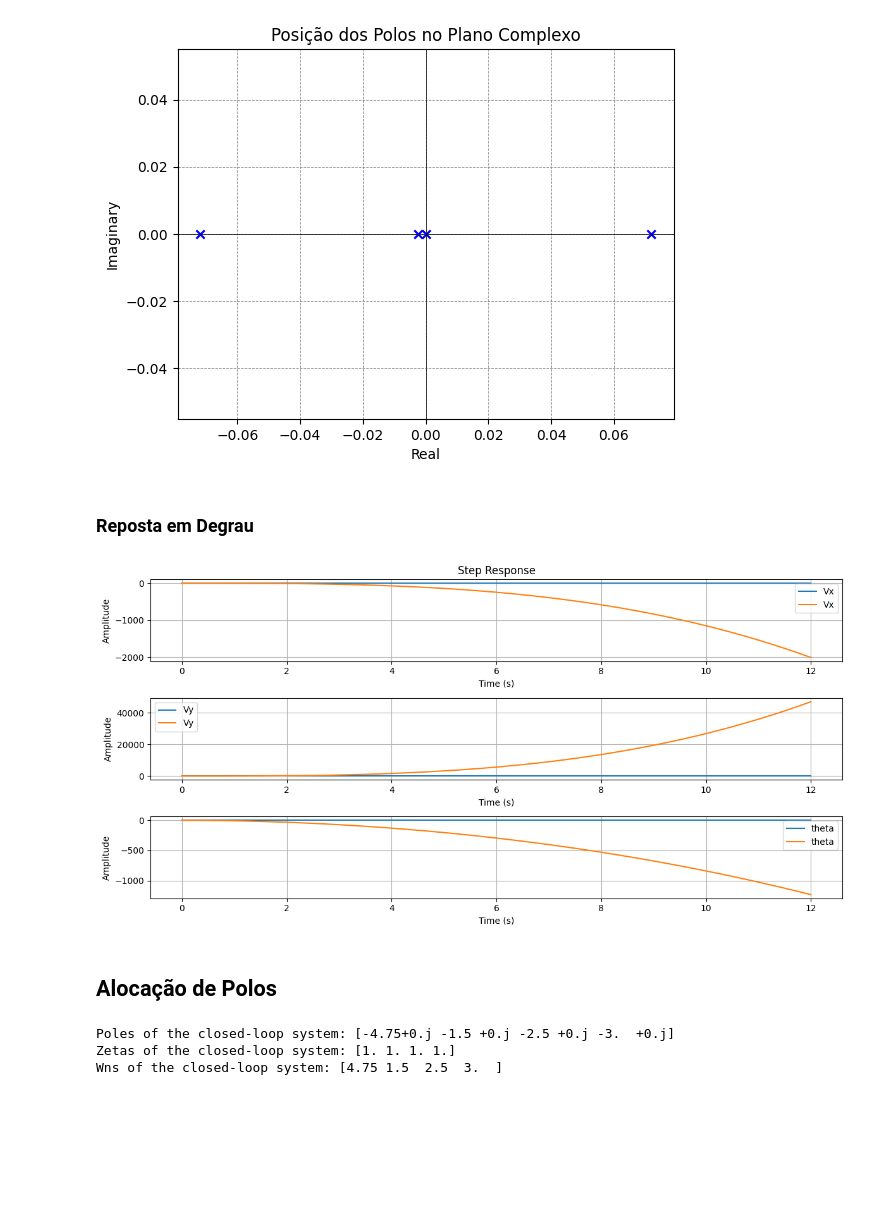
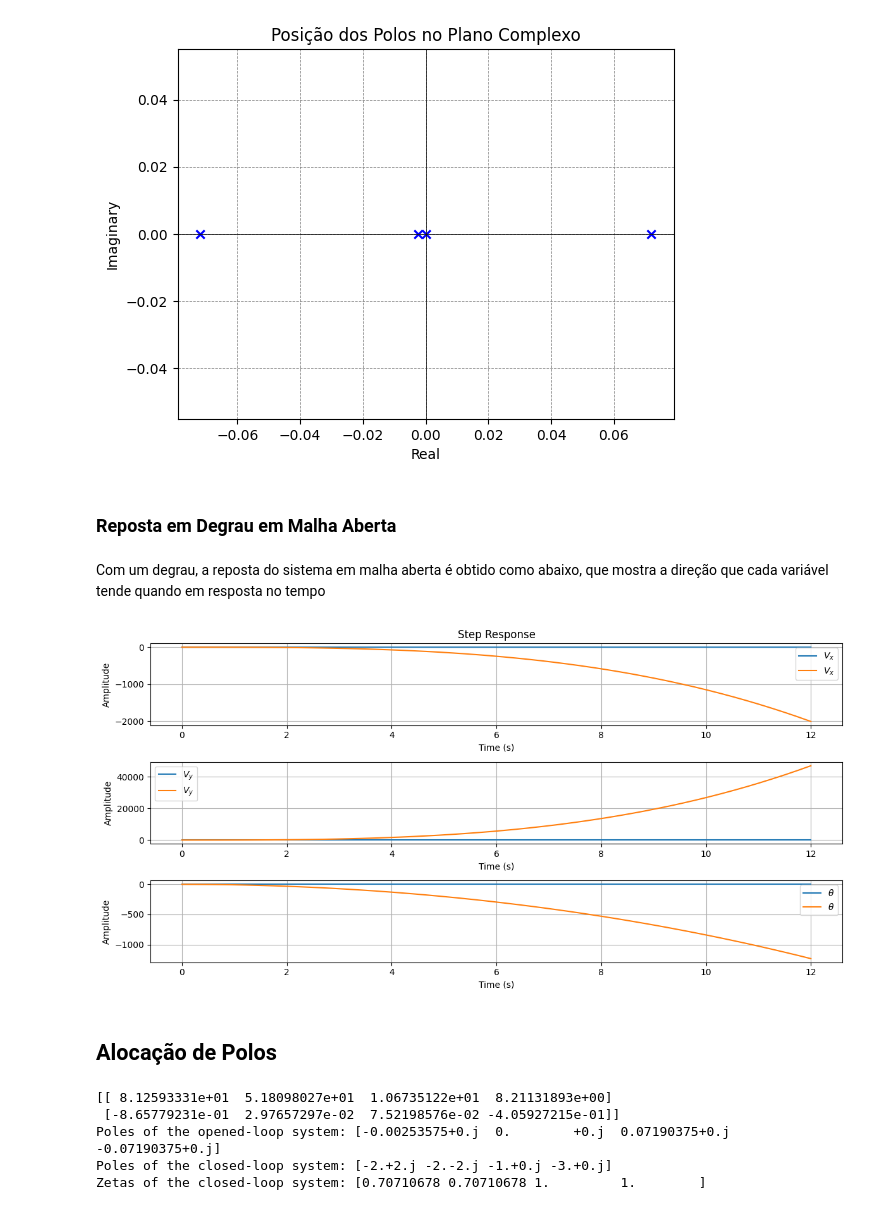
Before and after one commit to lucascarvalho10/pme3481, a Jupyter notebook: E1/poles_placement.ipynb, the cells around one changed output. Cells and saved outputs as stored; diff of their text form; code cells hidden in the pictures; blank space fills up the shorter version.

Commit message:
:rocket: add: graph corrections and lqr sinthesys

```diff
--- a/E1/poles_placement.ipynb
+++ b/E1/poles_placement.ipynb
@@ -111,60 +97,75 @@ plt.show()
 # Create the state-space model
 sys = ctrl.ss(A, B, C, D)
 # %% [markdown]
-### Reposta em Degrau
+### Reposta em Degrau em Malha Aberta
+# %% [markdown]
+Com um degrau, a reposta do sistema em malha aberta é obtido como abaixo, que mostra a direção que cada variável tende quando em resposta no tempo
 # %%
 # Plot the step response
 plt.figure(figsize=(12, 6))
 
 # Plot x response
 plt.subplot(3, 1, 1)
 t = np.linspace(0, 12)  # Time range from 0 to 12 seconds
 t, y = ctrl.step_response(sys, T=t)
-plt.plot(t, y[1].T, label='Vx')
+plt.plot(t, y[1].T, label=r'$V_x$')
 plt.xlabel('Time (s)')
 plt.ylabel('Amplitude')
 plt.title('Step Response')
 plt.legend()
 plt.grid()
 
 # Plot y response
 plt.subplot(3, 1, 2)
-plt.plot(t, y[2].T, label='Vy')
+plt.plot(t, y[2].T, label=r'$V_y$')
 plt.xlabel('Time (s)')
 plt.ylabel('Amplitude')
 plt.legend()
 plt.grid()
 
 # Plot theta response
 plt.subplot(3, 1, 3)
-plt.plot(t, y[0].T, label='theta')
+plt.plot(t, y[0].T, label=r'$\theta$')
 plt.xlabel('Time (s)')
 plt.ylabel('Amplitude')
 plt.legend()
 plt.grid()
 
 plt.tight_layout()
 plt.show()
 # %% [output]
-[figure, old version]
+[figure, new version]
 # %% [markdown]
 ## Alocação de Polos
 # %%
 # Desired poles
-p = [-4.75,-3, -1.5,-2.5]
+p = [-1,  -2 + 2.j,  -2 - 2.j,-3]
+
+#p = [-2.5,-2.5, -3,-1]
 
 # Calculate the gain matrix K using pole placement
-K = ctrl.place(A, B, p)
+Kbun = scipy.signal.place_poles(A, B, p, method='YT')
+K = Kbun.gain_matrix
+print(K)
 
 # Compute the closed-loop system
 Acl = A - np.dot(B, K)
 syscl = ctrl.ss(Acl, B, C, D)
 # Print the poles of the closed-loop system
+wn, zeta , p = cont.damp()
+print("Poles of the opened-loop system:", p)
+#print("Zetas of the opened-loop system:", zeta)
+#print("Wns of the opened-loop system:", wn)
+
 wnk, zetak , pk = syscl.damp()
 print("Poles of the closed-loop system:", pk)
 print("Zetas of the closed-loop system:", zetak)
-print("Wns of the closed-loop system:", wnk)
+#print("Wns of the closed-loop system:", wnk)
+
+#[-1. +0.j -3. +0.j -2.5+0.j -2.5+0.j]
 # %% [output]
-Poles of the closed-loop system: [-4.75+0.j -1.5 +0.j -2.5 +0.j -3.  +0.j]
-Zetas of the closed-loop system: [1. 1. 1. 1.]
-Wns of the closed-loop system: [4.75 1.5  2.5  3.  ]
+[[ 8.12593331e+01  5.18098027e+01  1.06735122e+01  8.21131893e+00]
+ [-8.65779231e-01  2.97657297e-02  7.52198576e-02 -4.05927215e-01]]
+Poles of the opened-loop system: [-0.00253575+0.j  0.        +0.j  0.07190375+0.j -0.07190375+0.j]
+Poles of the closed-loop system: [-2.+2.j -2.-2.j -1.+0.j -3.+0.j]
+Zetas of the closed-loop system: [0.70710678 0.70710678 1.         1.        ]
```
Also changed, not shown: parts of 7 cells of this notebook, 2 other files.
